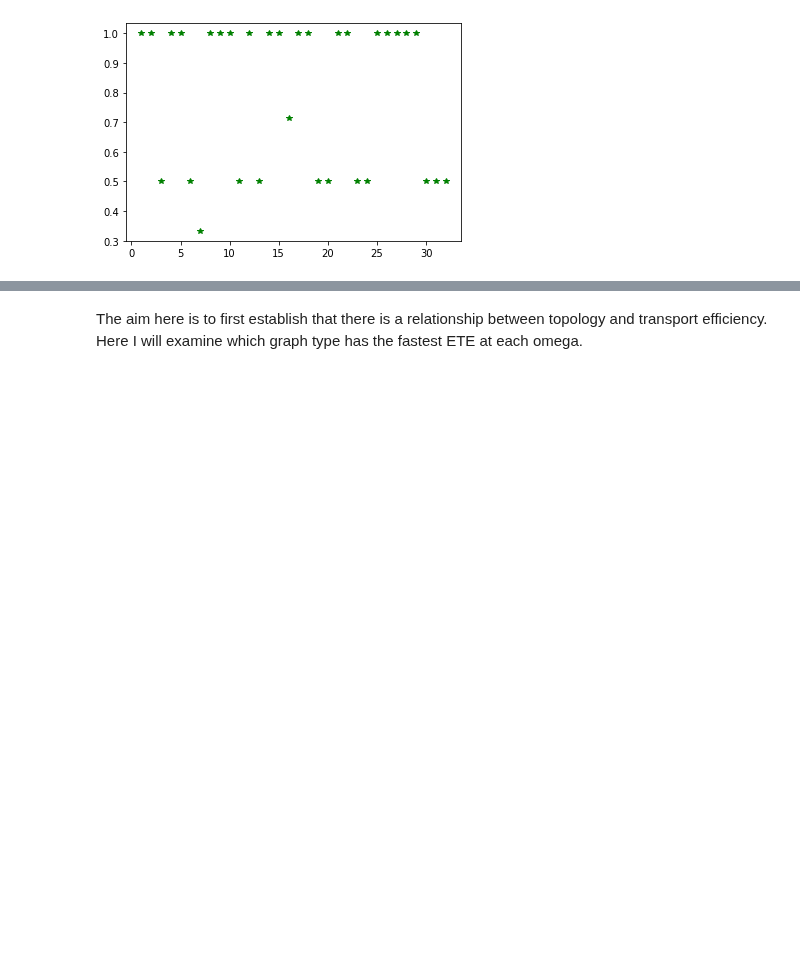
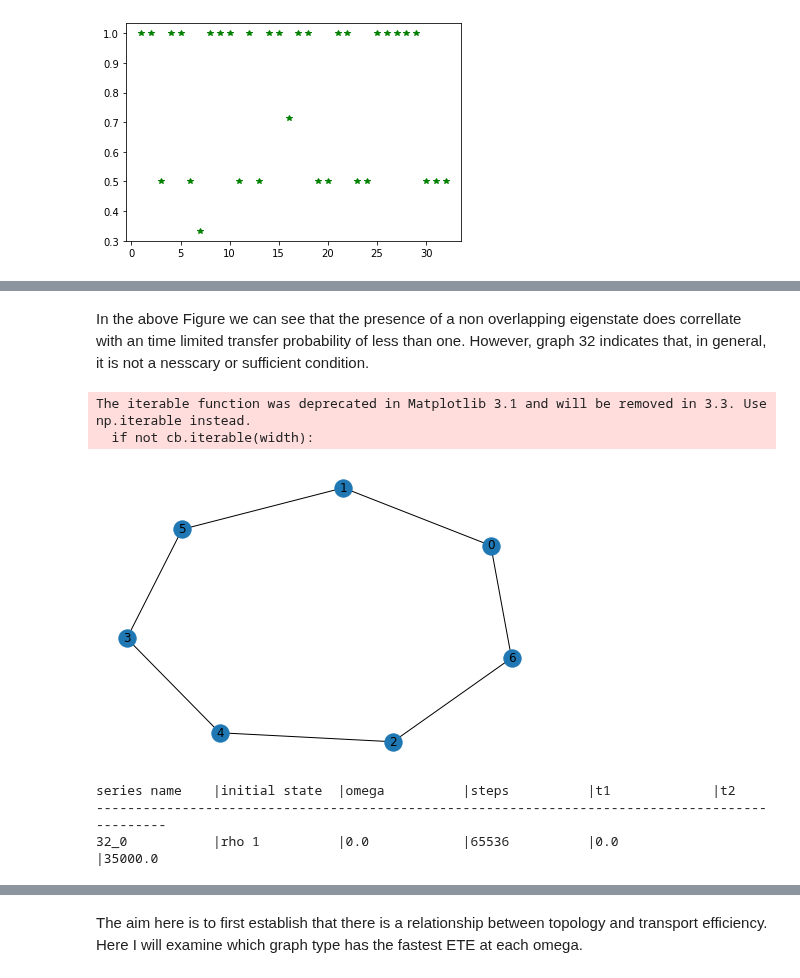
Before and after one commit to Edric-Matwiejew/QSW_MPI, a Jupyter notebook: examples/Application 1/Application_1.ipynb, the cells around one changed output, grey strips where cells are left out. Drawn from its saved outputs; the diff is of its cells as text; code cells hidden in the pictures; blank space fills up the shorter version.

```diff
--- a/examples/Application 1/Application_1.ipynb
+++ b/examples/Application 1/Application_1.ipynb
@@ -47,0 +96,16 @@ To things stand out in these results. Firstly the final arriavl time is highly v
+# %% [markdown]
+In the above Figure we can see that the presence of a non overlapping eigenstate does correllate with an time limited transfer probability of less than one. However, graph 32 indicates that, in general, it is not a nesscary or sufficient condition.
+# %%
+graph_max = nx.from_scipy_sparse_matrix(sp.csr_matrix(mmread('isomorphic_graphs/32.mtx')))
+nx.draw(graph_max, with_labels = True)
+# %% [output]
+The iterable function was deprecated in Matplotlib 3.1 and will be removed in 3.3. Use np.iterable instead.
+  if not cb.iterable(width):
+[figure, added]
+# %%
+File = qsw.io.File('results/32')
+File.list_series()
+# %% [output]
+series name    |initial state  |omega          |steps          |t1             |t2
+-----------------------------------------------------------------------------------------------
+32_0           |rho 1          |0.0            |65536          |0.0            |35000.0
```
Also changed, not shown: parts of 27 cells of this notebook, 9 other files.
